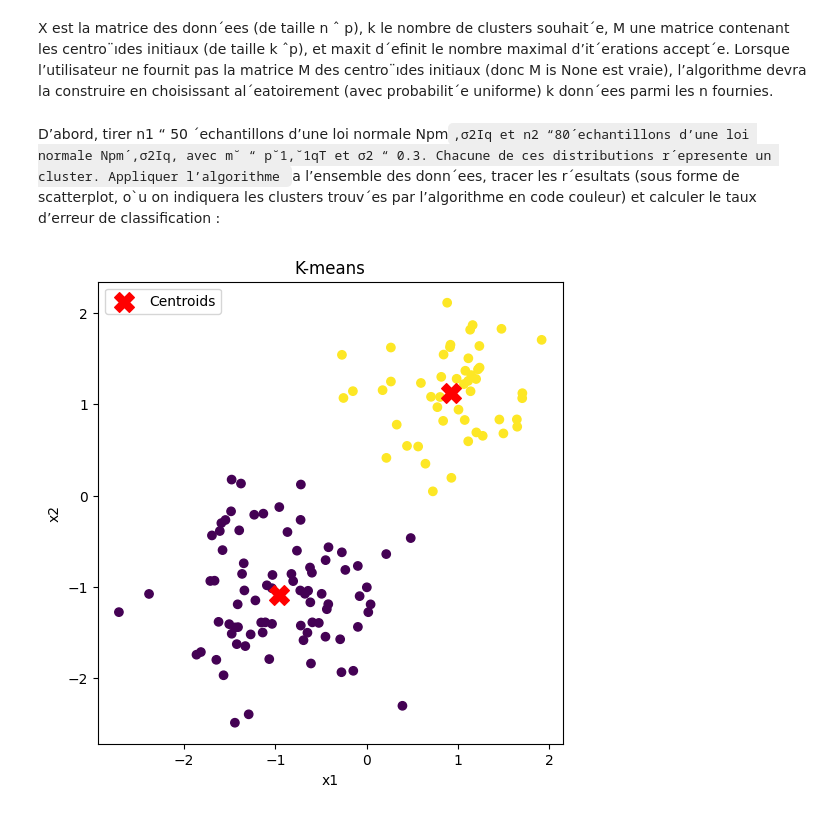
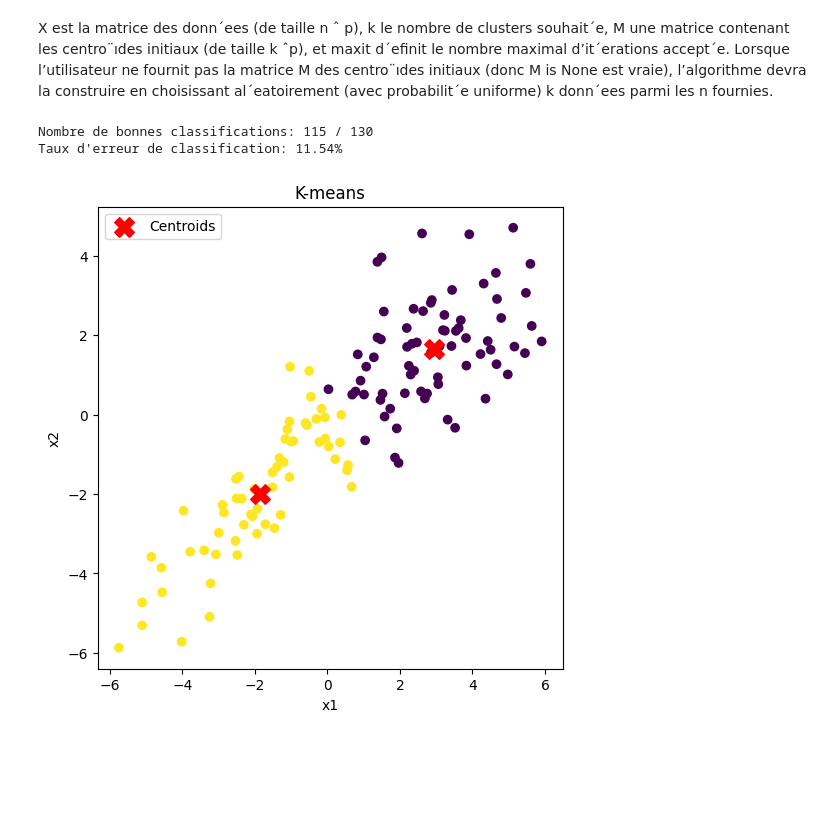
Before and after one commit to Raphael-Pellure/PY-Apprentissage-non-supervise, a Jupyter notebook: BE1_ex2.ipynb, the cells around one changed output. Cells and saved outputs as stored; diff of their text form; code cells hidden in the pictures; blank space fills up the shorter version.

```diff
--- a/BE1_ex2.ipynb
+++ b/BE1_ex2.ipynb
@@ -44,33 +44,59 @@ def kmeans(X, k, M=None, maxit=100):
         M = M_new
 
     return M, C
-# %% [markdown]
-D’abord, tirer n1 “ 50 ´echantillons d’une loi normale Npm`,σ2Iq et n2 “80´echantillons d’une loi normale Npm´,σ2Iq, avec m˘ “ p˘1,˘1qT et σ2 “ 0.3. Chacune de ces distributions r´epresente un cluster. Appliquer l’algorithme `a l’ensemble des donn´ees, tracer les r´esultats (sous forme de scatterplot, o`u on indiquera les clusters trouv´es par l’algorithme en code couleur) et calculer le taux d’erreur de classification :
 # %%
 n1 = 50
 m_p = [1, 1]
 
 n2 = 80
 m_m = [-1,-1]
 
-sigma_2 = 0.3
+sigma_2 = 5
 X1 = norm.rvs(loc=m_p, scale=np.sqrt(sigma_2), size=(n1, 2))
 X2 = norm.rvs(loc=m_m, scale=np.sqrt(sigma_2), size=(n2, 2))
 
 X = np.vstack((X1, X2))
+n, p = X.shape
 
+# question 2 c)
+# A1 et A2 sont des matrices tirées iid gaussiennes
+A1 = norm.rvs(size=(p, p))
+A2 = norm.rvs(size=(p, p))
+
+# normal moyenne m_p et covariance A1*A1^T
+X1_c = norm.rvs(loc=m_p, scale=1, size=(n1, p)) @ A1
+# normal moyenne m_m et covariance A2*A2^T
+X2_c = norm.rvs(loc=m_m, scale=1, size=(n2, p)) @ A2
+
+X = np.vstack((X1_c, X2_c))
 n, p = X.shape
+
 k = 2
 
 M, C = kmeans(X, k)
+
+y_true = np.concatenate((np.ones(n1), np.zeros(n2)))
+
+# Nombre de bonnes classifications
+nb1 = np.sum(C == y_true)
+nb2 = np.sum((1 - C) == y_true)  # cas où les labels sont inversés
+nb_bonnes = max(nb1, nb2)
+print(f"Nombre de bonnes classifications: {nb_bonnes} / {n}")
+
+
+# taux d'erreur de classification
+taux_erreur = (n - nb_bonnes) / n
+print(f"Taux d'erreur de classification: {taux_erreur*100:.2f}%")
 
 plt.figure(figsize=(6,6))
 plt.scatter(X[:, 0], X[:, 1], c=C)
 plt.scatter(M[:, 0], M[:, 1], c='red', marker='X', s=200, label='Centroids')
 plt.title('K-means')
 plt.xlabel('x1')
 plt.ylabel('x2')
 plt.legend()
 plt.show()
 # %% [output]
+Nombre de bonnes classifications: 115 / 130
+Taux d'erreur de classification: 11.54%
-[figure, old version]
+[figure, new version]
```
Also changed, not shown: parts of 3 cells of this notebook.
